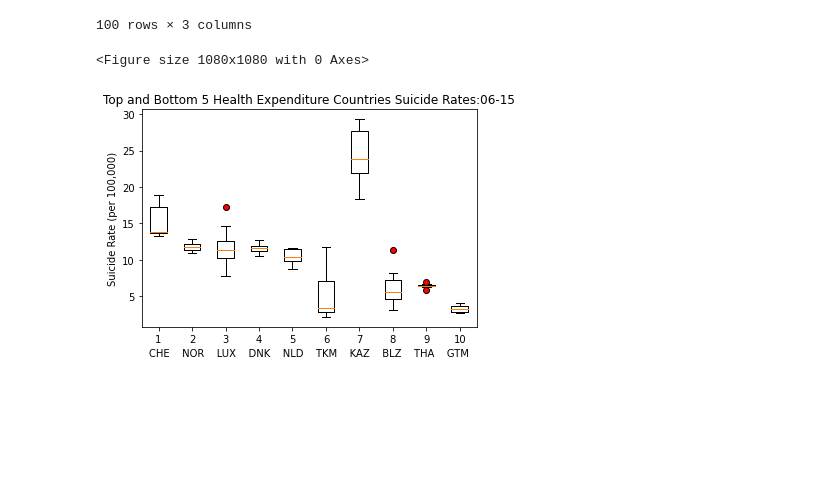
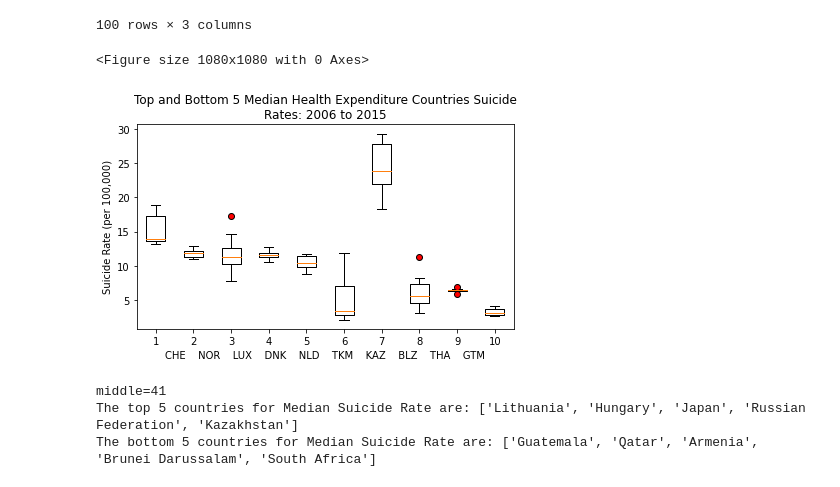
Before and after one commit to jfield24/Project-1, a Jupyter notebook: descriptives_data.ipynb, the cells around one changed output. Drawn from its saved outputs; the diff is of its cells as text; code cells hidden in the pictures; blank space fills up the shorter version.

```diff
--- a/descriptives_data.ipynb
+++ b/descriptives_data.ipynb
@@ -496,7 +500,6 @@ middle=[]
 for country in decend_median_expend:
     if len(top5_expend)<5:
         top5_expend.append(country)
-        counter = counter+1
     elif len(middle)<41:
         middle.append(country)
     elif len(middle)==41:
@@ -569,18 +571,41 @@ Guatemala_SR = Guatemala["number of suicides (per 100,000 people)"].to_list()
 # %%
 # box plot the
 data = [Switzerland_SR, Norway_SR, Luxembourg_SR, Denmark_SR, Netherlands_SR,
         Turkmenistan_SR, Kazakhstan_SR, Belize_SR, Thailand_SR, Guatemala_SR[::2]]
 plt.figure(figsize=(15,15))
 fig1, ax1 = plt.subplots()
-ax1.set_title('Multiple Samples with Different sizes')
 marker= dict(markerfacecolor='r', marker='o')
-ax1.set_title('Top and Bottom 5 Health Expenditure Countries Suicide Rates:06-15')
+title1=('Top and Bottom 5 Median Health Expenditure Countries Suicide Rates: 2006 to 2015')
+ax1.set_title('\n'.join(wrap(title1,60)))
 ax1.set_ylabel('Suicide Rate (per 100,000)')
 ax1.set_xlabel(data)
 ax1.set_xlabel('CHE    NOR    LUX    DNK    NLD    TKM    KAZ    BLZ    THA    GTM')
 ax1.boxplot(data, flierprops=marker)
+plt.tight_layout()
 plt.savefig('./images/10expend_SR_boxplots.png')
 plt.show()
 # %% [output]
 <Figure size 1080x1080 with 0 Axes>
-[figure, old version]
+[figure, new version]
+# %%
+# get top 5 and bottom 5 suicide rate countries and box plot health expend rates of each over 10 yr period
+decend_median_SR=medians_df_SR["Country"].tolist()
+top5_SR = []
+bottom5_SR =[]
+mid_SR=[]
+
+for country in decend_median_SR:
+    if len(top5_SR)<5:
+        top5_SR.append(country)
+    elif len(mid_SR)<41:
+        mid_SR.append(country)
+    elif len(middle)==41:
+        bottom5_SR.append(country)
+
+print('middle='+str(len(mid_SR)))
+print(f"The top 5 countries for Median Suicide Rate are: {top5_SR}")
+print(f"The bottom 5 countries for Median Suicide Rate are: {bottom5_SR}")
+# %% [output]
+middle=41
+The top 5 countries for Median Suicide Rate are: ['Lithuania', 'Hungary', 'Japan', 'Russian Federation', 'Kazakhstan']
+The bottom 5 countries for Median Suicide Rate are: ['Guatemala', 'Qatar', 'Armenia', 'Brunei Darussalam', 'South Africa']
```
Also changed, not shown: parts of 26 cells of this notebook, 8 other files.
